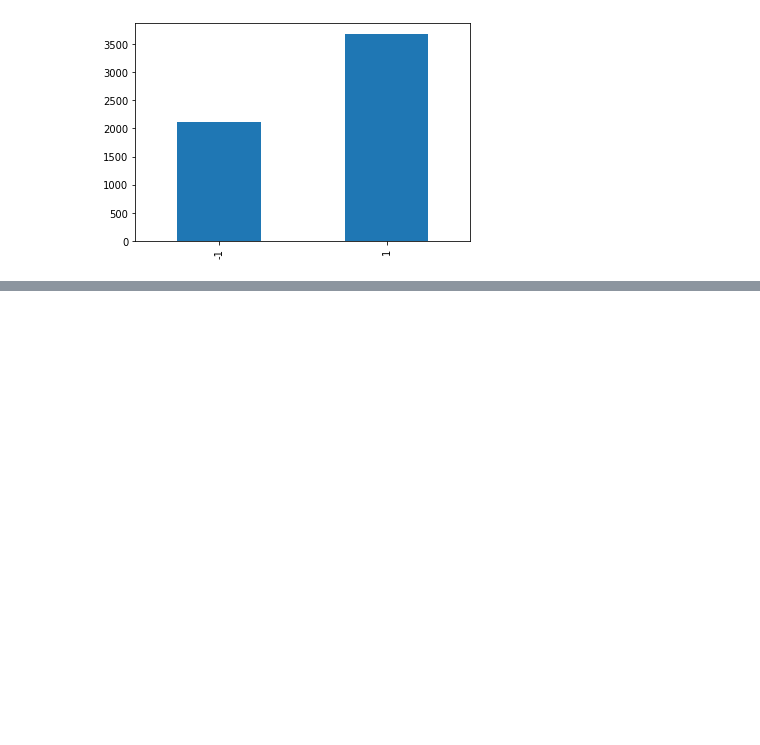
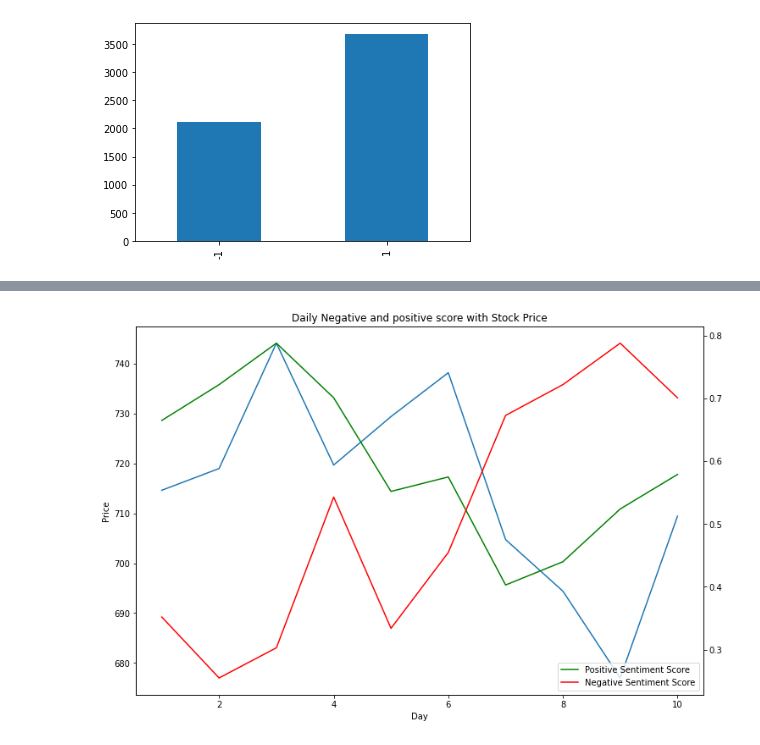
Before and after one commit to nicklamonica/stock-sentiment-analysis, a Jupyter notebook: main.ipynb, the cells around one changed output, grey strips where cells are left out. Saved outputs shown, nothing was run; the diff lists cells and outputs as text; code cells hidden in the pictures; blank space fills up the shorter version.

```diff
--- a/main.ipynb
+++ b/main.ipynb
@@ -232,0 +214,22 @@ plt.show()
+# %%
+day = [day for day in range(1, 11)]
+
+
+fig, ax = plt.subplots(figsize=(12, 8))
+ax.plot(day, close_data, label="TSLA Price")
+positive = [0.665, 0.722, 0.788, 0.701, 0.552, 0.575, 0.403, 0.440, 0.524, 0.579]
+negative = [0.352, 0.255, 0.303, 0.543, 0.334, 0.4548, 0.673, 0.722, 0.788, 0.701]
+
+ax2 = ax.twinx()
+ax2.plot(day, positive, label="Positive Sentiment Score", color="g")
+ax2.plot(day, negative, label = "Negative Sentiment Score", color="r")
+
+plt.legend()
+ax.set_title('Daily Negative and positive score with Stock Price')
+ax2.set_xlabel('Sentiment Score')
+ax.set_ylabel('Price')
+ax.set_xlabel('Day')
+plt.savefig("images/main.png")
+plt.show()
+# %% [output]
+[figure, added]
```
Also changed, not shown: parts of 17 cells of this notebook, 8 other files.
